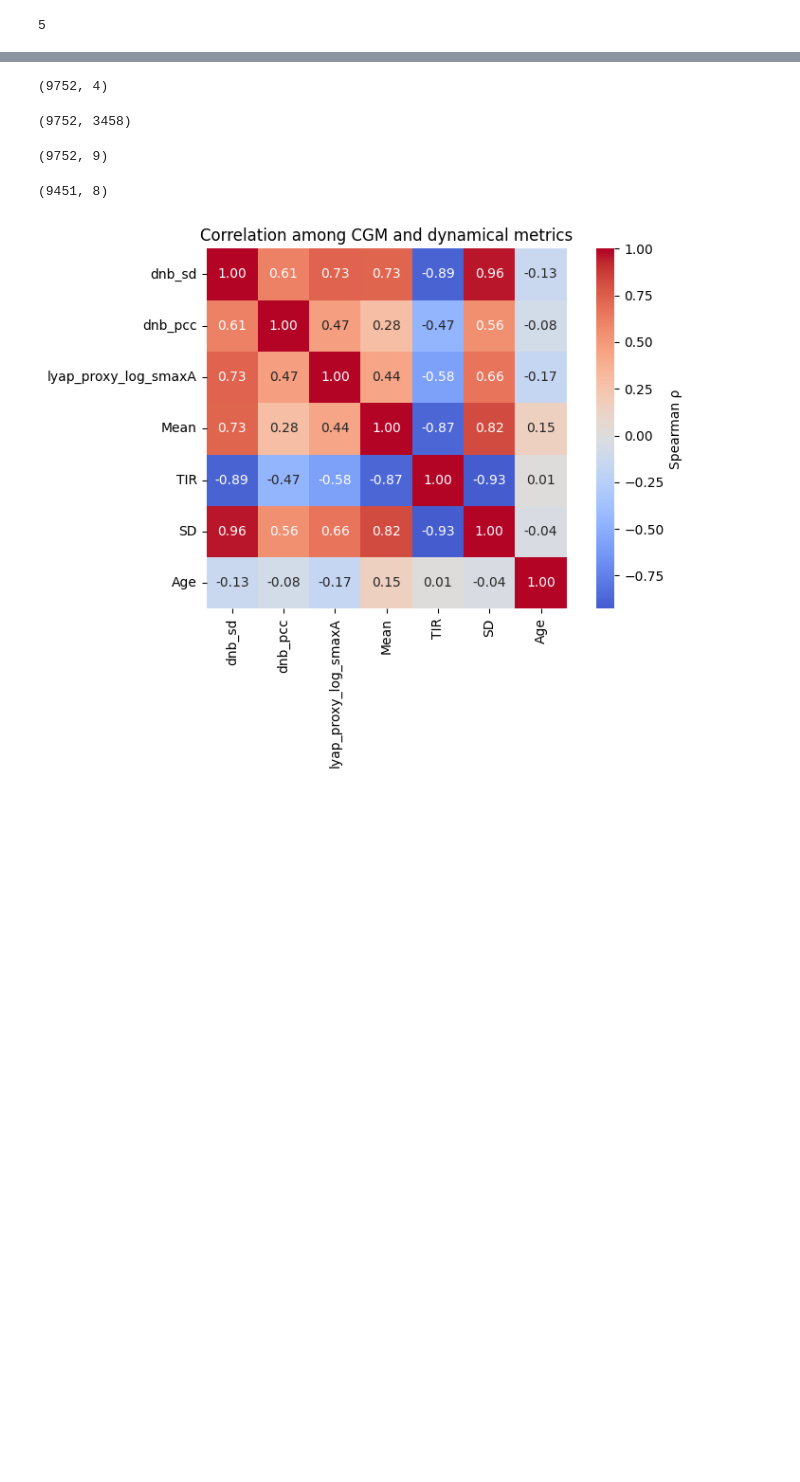
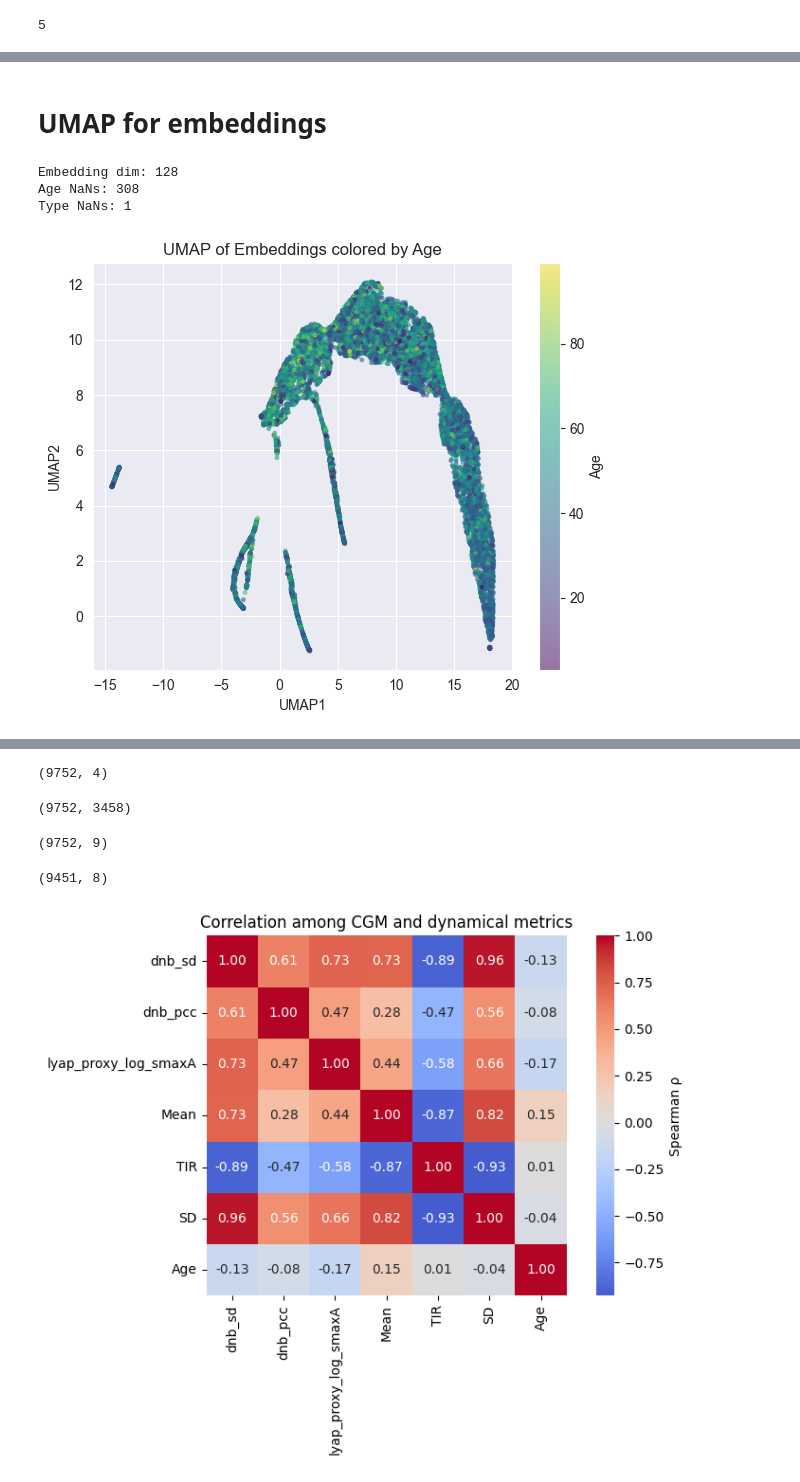
Before and after one commit to YurunLu/CGMfoundation, a Jupyter notebook: Others/AnalysisEmbedding.ipynb, the cells around one changed output, grey strips where cells are left out. Cells and saved outputs as stored; diff of their text form; code cells hidden in the pictures; blank space fills up the shorter version.

Commit message:
Add Mean embedding calculation and Trajectory training

```diff
--- a/Others/AnalysisEmbedding.ipynb
+++ b/Others/AnalysisEmbedding.ipynb
@@ -19,5 +19,5 @@ Import embeddings and metadata
 # %%
-embfile = '../Results/sample_embeddings.csv'
+embfile = '../Results/Emb-SIBIONICS-2022-06_1.csv'  # _meanpool
 metafile = '../data/2022-06_1_meta.csv'
 meta_id_col = 'id'
 # %%
@@ -305 +306,3 @@ Embedding dim: 128
         Random: AUC=0.5000  ACC=0.2586
+# %% [markdown]
+# UMAP for embeddings
@@ -305,0 +316,53 @@ Embedding dim: 128
+# %%
+np.random.seed(42)
+assert embs.shape[0] == metafile.shape[0]
+assert embs.index.equals(metafile.index)
+
+print("Embedding dim:", embs.shape[1])
+print("Age NaNs:", metafile["Age"].isna().sum())
+print("Type NaNs:", metafile["Type"].isna().sum())
+# %% [output]
+Embedding dim: 128
+Age NaNs: 308
+Type NaNs: 1
+# %%
+reducer = umap.UMAP(
+    n_neighbors=100,
+    min_dist=0.1,
+    n_components=2,
+    metric="euclidean",
+    random_state=42,
+)
+
+umap_xy = reducer.fit_transform(embs.values)
+# %%
+umap_df = pd.DataFrame(
+    umap_xy,
+    columns=["UMAP1", "UMAP2"],
+    index=embs.index
+)
+
+umap_df["Age"] = metafile["Age"].values
+umap_df["Type"] = metafile["Type"].values
+# %%
+plt.figure(figsize=(6, 5))
+
+sc = plt.scatter(
+    umap_df["UMAP1"],
+    umap_df["UMAP2"],
+    c=umap_df["Age"],
+    cmap="viridis",
+    s=6,
+    alpha=0.5
+)
+
+plt.colorbar(sc, label="Age")
+plt.xlabel("UMAP1")
+plt.ylabel("UMAP2")
+plt.title("UMAP of Embeddings colored by Age")
+
+plt.tight_layout()
+plt.savefig("../Results/UMAP_cons_age.png")
+plt.show()
+# %% [output]
+[figure, added]
```
Also changed, not shown: parts of 19 cells of this notebook, 8 other files.
